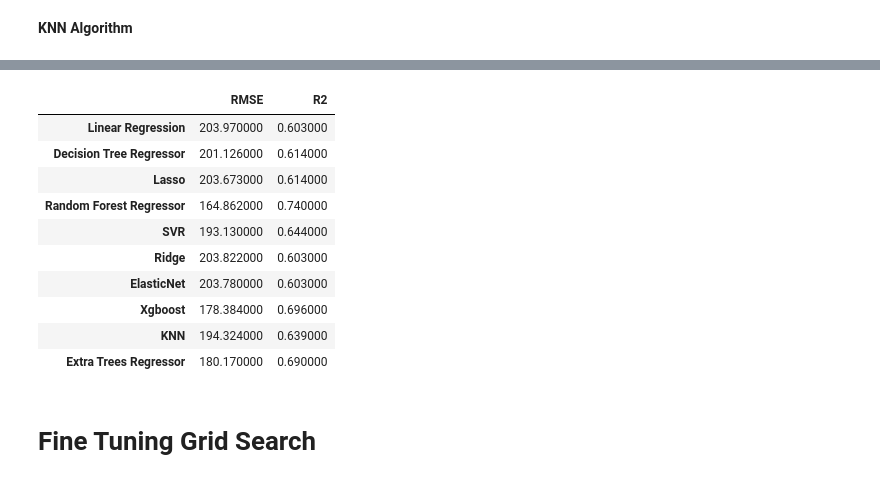
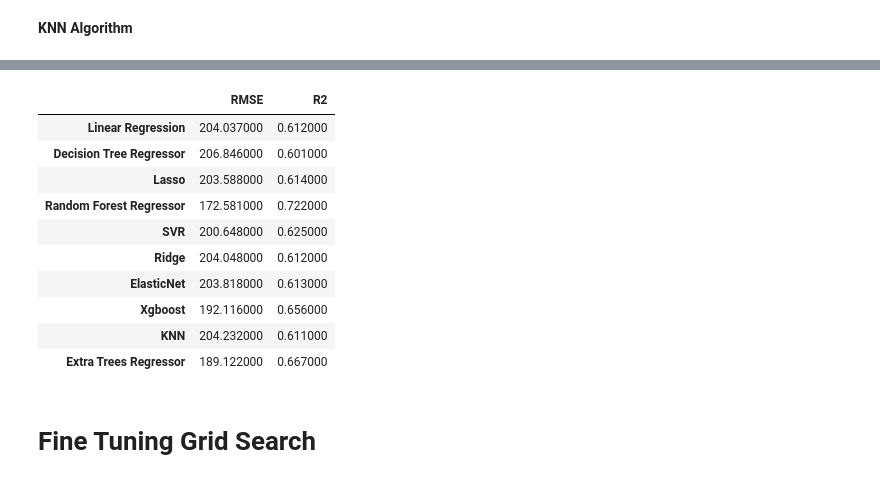
Before and after one commit to mustafakacarr/Flight-Price-Prediction-With-ML, a Jupyter notebook: FlightPricePrediction-EDA.ipynb, the cells around one changed output, grey strips where cells are left out. Saved outputs shown, nothing was run; the diff lists cells and outputs as text; code cells hidden in the pictures.

```diff
--- a/FlightPricePrediction-EDA.ipynb
+++ b/FlightPricePrediction-EDA.ipynb
@@ -676,28 +675,27 @@ Coefficient of determination R^2:  0.6903306293229812
 # %%
-final_RMSE = pd.DataFrame( data  = [[203.97, 201.126,203.673,164.862,193.130, 203.822,203.780,178.384, 194.324,180.170],
-                                    [0.603,0.614,0.614,0.740,0.644,0.603,0.603,0.696, 0.639,0.690]],
-                          columns  = ['Linear Regression','Decision Tree Regressor','Lasso','Random Forest Regressor','SVR','Ridge','ElasticNet','Xgboost','KNN','Extra Trees Regressor'],
-                         index =['RMSE','R2'])
-
+final_RMSE = pd.DataFrame(data=[[204.037, 206.846, 203.588, 172.581, 200.648, 204.048, 203.818, 192.116, 204.232, 189.122],
+                                 [0.612, 0.601, 0.614, 0.722, 0.625, 0.612, 0.613, 0.656, 0.611, 0.667]],
+                           columns=['Linear Regression', 'Decision Tree Regressor', 'Lasso', 'Random Forest Regressor', 'SVR', 'Ridge', 'ElasticNet', 'Xgboost', 'KNN', 'Extra Trees Regressor'],
+                           index=['RMSE', 'R2'])
 
 final_RMSE = final_RMSE.T
 
 cm = sns.light_palette('green', as_cmap=True)
 
 final_RMSE = final_RMSE.style.background_gradient(cmap=cm)
 final_RMSE
 # %% [output]
 |  | RMSE | R2 |
-| Linear Regression | 203.970000 | 0.603000 |
-| Decision Tree Regressor | 201.126000 | 0.614000 |
-| Lasso | 203.673000 | 0.614000 |
-| Random Forest Regressor | 164.862000 | 0.740000 |
-| SVR | 193.130000 | 0.644000 |
-| Ridge | 203.822000 | 0.603000 |
-| ElasticNet | 203.780000 | 0.603000 |
-| Xgboost | 178.384000 | 0.696000 |
-| KNN | 194.324000 | 0.639000 |
-| Extra Trees Regressor | 180.170000 | 0.690000 |
+| Linear Regression | 204.037000 | 0.612000 |
+| Decision Tree Regressor | 206.846000 | 0.601000 |
+| Lasso | 203.588000 | 0.614000 |
+| Random Forest Regressor | 172.581000 | 0.722000 |
+| SVR | 200.648000 | 0.625000 |
+| Ridge | 204.048000 | 0.612000 |
+| ElasticNet | 203.818000 | 0.613000 |
+| Xgboost | 192.116000 | 0.656000 |
+| KNN | 204.232000 | 0.611000 |
+| Extra Trees Regressor | 189.122000 | 0.667000 |
 # %% [markdown]
 # Fine Tuning Grid Search
 # %% [markdown]
```
Also changed, not shown: parts of 20 cells of this notebook, 6 other files.
